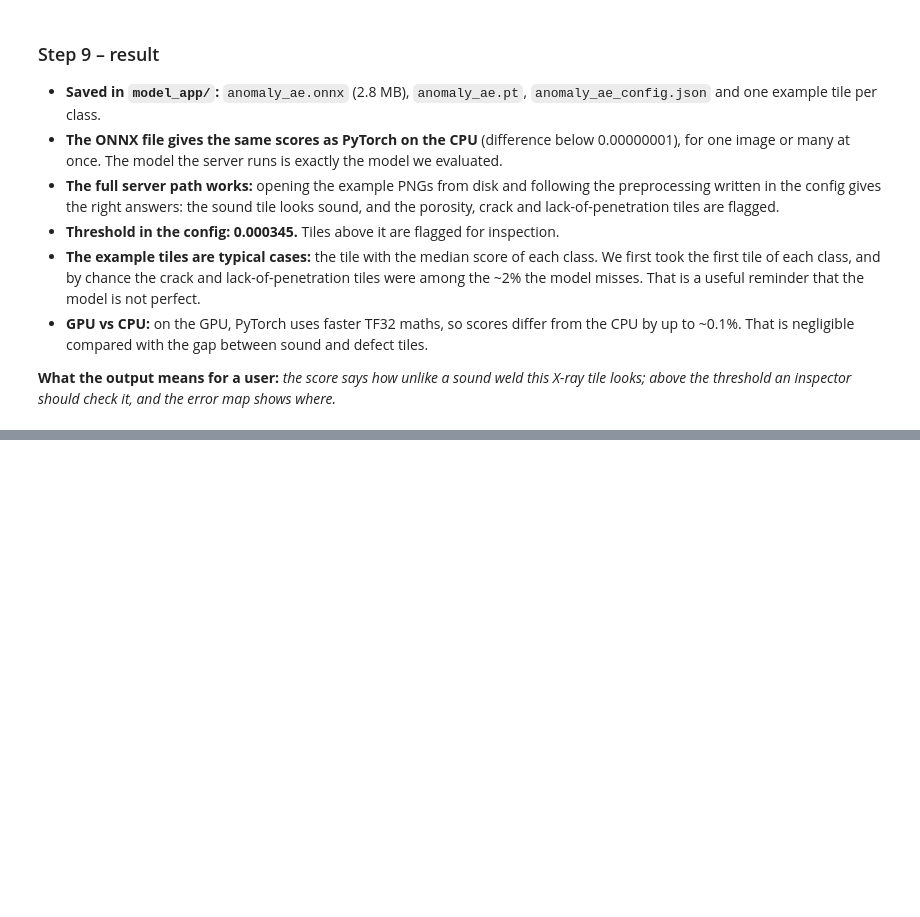
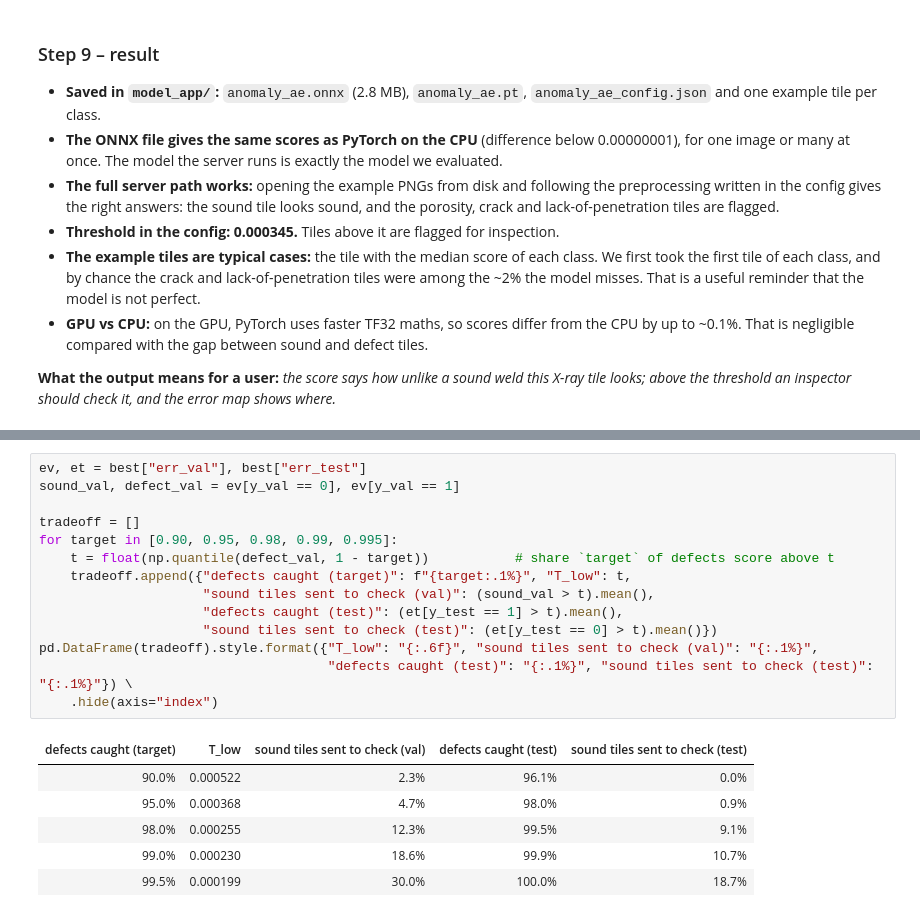
Before and after one commit to TKn0312/hackathon-team1-weld-anomaly, a Jupyter notebook: 01_autoencoder/notebook/autoencoder.ipynb, the cells around one changed output, grey strips where cells are left out. Saved outputs shown, nothing was run; the diff lists cells and outputs as text; blank space fills up the shorter version.

```diff
--- a/01_autoencoder/notebook/autoencoder.ipynb
+++ b/01_autoencoder/notebook/autoencoder.ipynb
@@ -957,0 +973,21 @@ lack_of_penetration  score 0.01036  ->  FLAG for inspection
+# %%
+ev, et = best["err_val"], best["err_test"]
+sound_val, defect_val = ev[y_val == 0], ev[y_val == 1]
+
+tradeoff = []
+for target in [0.90, 0.95, 0.98, 0.99, 0.995]:
+    t = float(np.quantile(defect_val, 1 - target))           # share `target` of defects score above t
+    tradeoff.append({"defects caught (target)": f"{target:.1%}", "T_low": t,
+                     "sound tiles sent to check (val)": (sound_val > t).mean(),
+                     "defects caught (test)": (et[y_test == 1] > t).mean(),
+                     "sound tiles sent to check (test)": (et[y_test == 0] > t).mean()})
+pd.DataFrame(tradeoff).style.format({"T_low": "{:.6f}", "sound tiles sent to check (val)": "{:.1%}",
+                                     "defects caught (test)": "{:.1%}", "sound tiles sent to check (test)": "{:.1%}"}) \
+    .hide(axis="index")
+# %% [output]
+| defects caught (target) | T_low | sound tiles sent to check (val) | defects caught (test) | sound tiles sent to check (test) |
+| 90.0% | 0.000522 | 2.3% | 96.1% | 0.0% |
+| 95.0% | 0.000368 | 4.7% | 98.0% | 0.9% |
+| 98.0% | 0.000255 | 12.3% | 99.5% | 9.1% |
+| 99.0% | 0.000230 | 18.6% | 99.9% | 10.7% |
+| 99.5% | 0.000199 | 30.0% | 100.0% | 18.7% |
```
Also changed, not shown: parts of 9 cells of this notebook.
